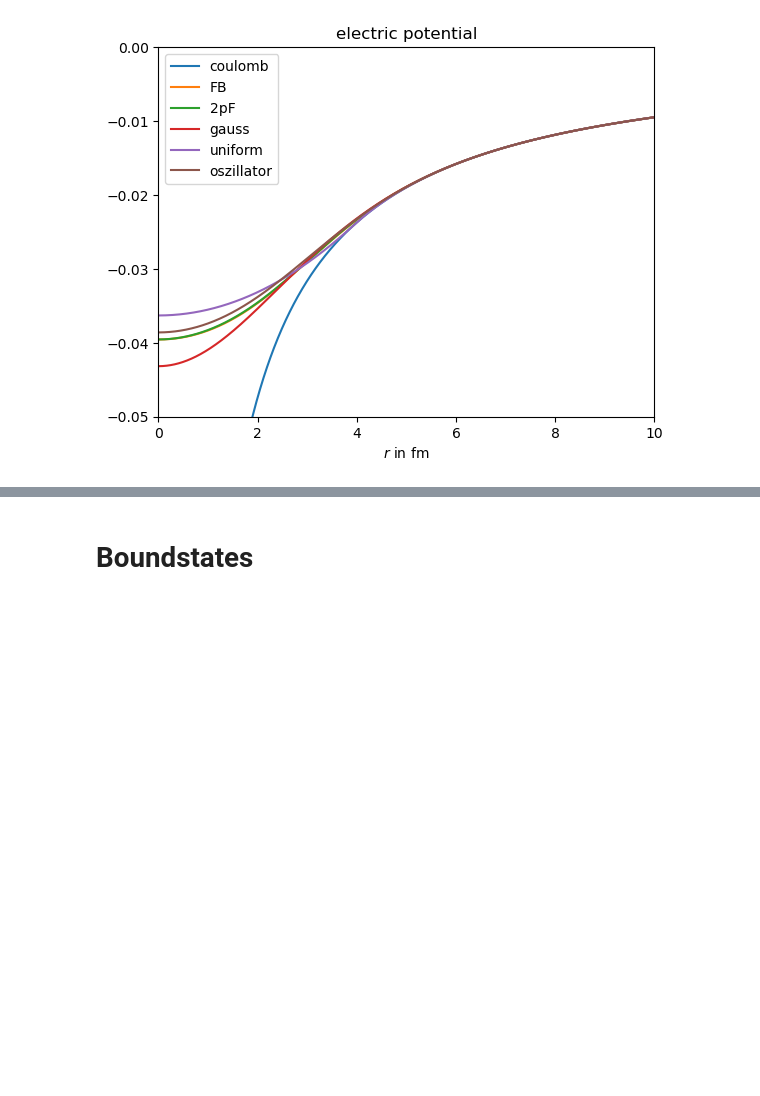
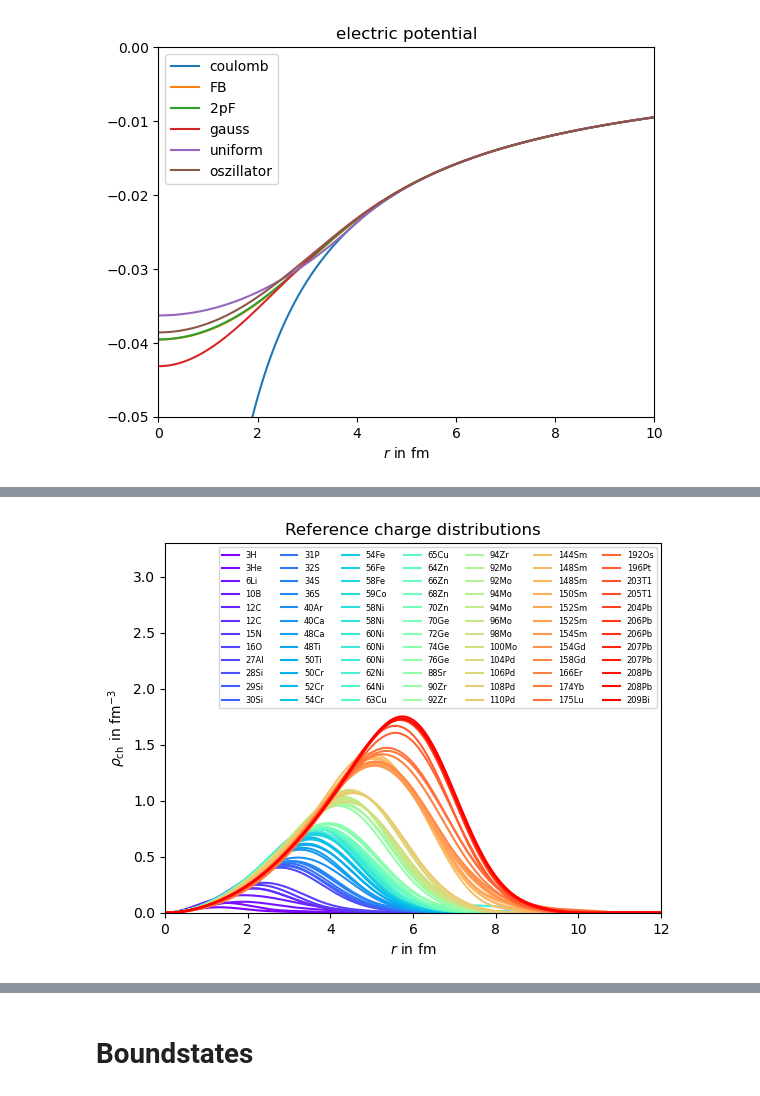
Before and after one commit to Partynumbers42/phasr, a Jupyter notebook: Example.ipynb, the cells around one changed output, grey strips where cells are left out. Saved outputs shown, nothing was run; the diff lists cells and outputs as text; code cells hidden in the pictures; blank space fills up the shorter version.

```diff
--- a/Example.ipynb
+++ b/Example.ipynb
@@ -111,0 +160,17 @@ plt.show()
+# %%
+N=len(nuclei)
+mpl.rcParams['axes.prop_cycle'] = mpl.cycler("color", mpl.cm.rainbow(np.linspace(0,1,N))) #mpl.cycler(color=["r", "k", "c"])
+
+r=np.arange(0,15,1e-2)
+for nucleus_name in nuclei:
+    nucleus = nuclei[nucleus_name]
+    plt.plot(r,r**2*nucleus.charge_density(r),label=nucleus_name[:-5])
+plt.xlim(0,12)
+plt.ylim(0,3.3)
+plt.title(r'Reference charge distributions')
+plt.ylabel(r'$\rho_\operatorname{ch}$ in fm$^{-3}$')
+plt.xlabel(r'$r$ in fm')
+plt.legend(loc='upper right',fontsize=6,ncol=7)
+plt.show()
+# %% [output]
+[figure, added]
```
Also changed, not shown: parts of 9 cells of this notebook, 5 other files.
